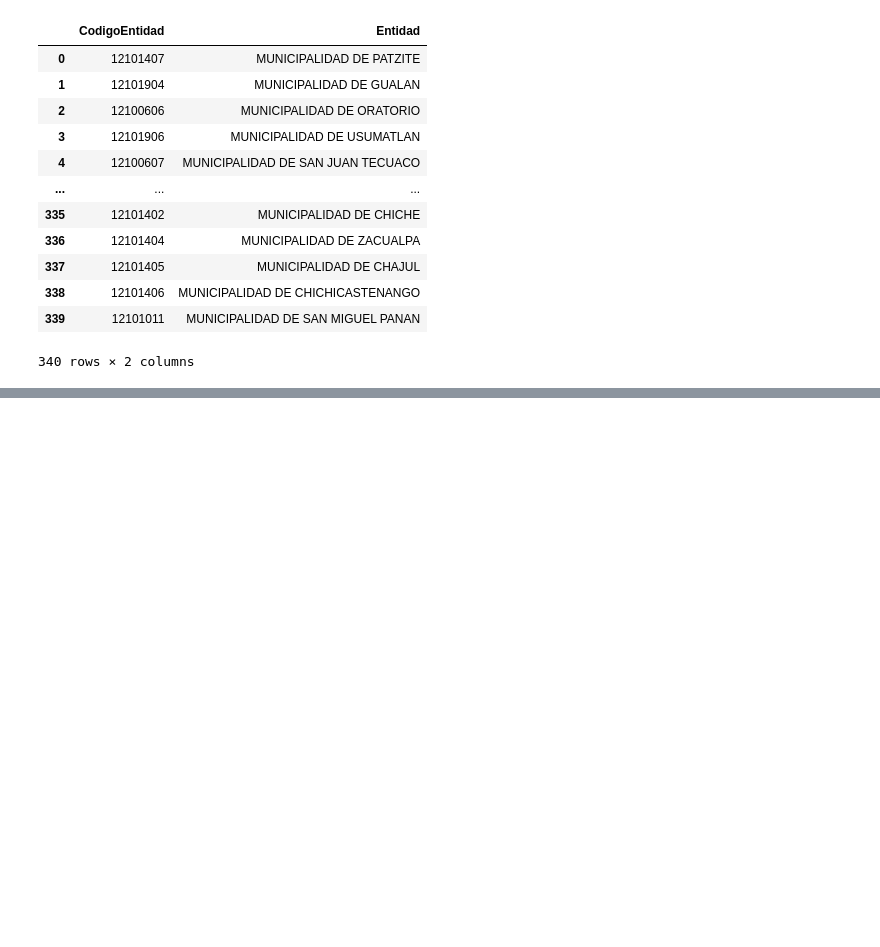
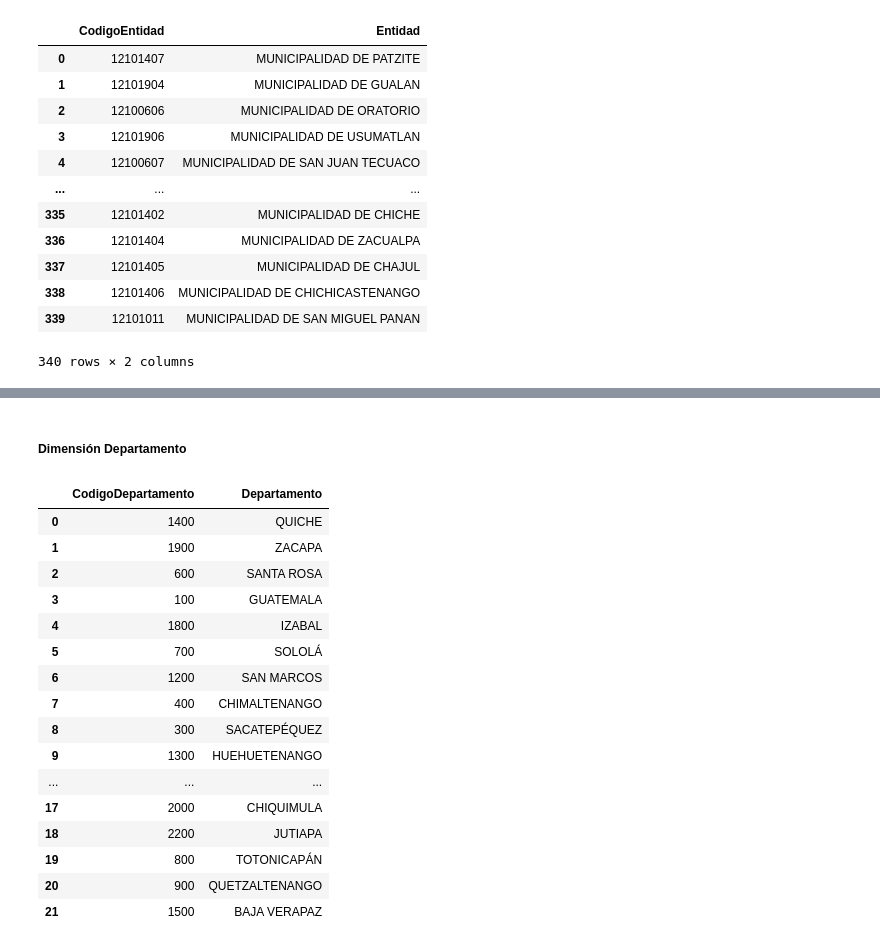
Before and after one commit to jerson8a/Proyecto2_CienciaDeDatosEnPython, a Jupyter notebook: Solution_Project2_JersonOchoa.ipynb, the cells around one changed output, grey strips where cells are left out. Saved outputs shown, nothing was run; the diff lists cells and outputs as text; code cells hidden in the pictures; blank space fills up the shorter version.

Commit message:
[ADD] Dimension Departamento

```diff
--- a/Solution_Project2_JersonOchoa.ipynb
+++ b/Solution_Project2_JersonOchoa.ipynb
@@ -355,0 +370,28 @@ dimEntidad
+# %% [markdown]
+##### Dimensión Departamento
+# %%
+# Datos 2021
+dimDepartamento = df_fuente_2021.loc[:, ['CodigoDepartamento', 'Departamento']]
+dimDepartamento.drop_duplicates(inplace=True)
+dimDepartamento = pd.DataFrame(dimDepartamento)
+dimDepartamento.reset_index(inplace=True)
+dimDepartamento = dimDepartamento.drop(['index'], axis=1)
+dimDepartamento
+# %% [output]
+|  | CodigoDepartamento | Departamento |
+| 0 | 1400 | QUICHE |
+| 1 | 1900 | ZACAPA |
+| 2 | 600 | SANTA ROSA |
+| 3 | 100 | GUATEMALA |
+| 4 | 1800 | IZABAL |
+| 5 | 700 | SOLOLÁ |
+| 6 | 1200 | SAN MARCOS |
+| 7 | 400 | CHIMALTENANGO |
+| 8 | 300 | SACATEPÉQUEZ |
+| 9 | 1300 | HUEHUETENANGO |
+| ... | ... | ... |
+| 17 | 2000 | CHIQUIMULA |
+| 18 | 2200 | JUTIAPA |
+| 19 | 800 | TOTONICAPÁN |
+| 20 | 900 | QUETZALTENANGO |
+| 21 | 1500 | BAJA VERAPAZ |
```
Also changed, not shown: parts of 3 cells of this notebook.
